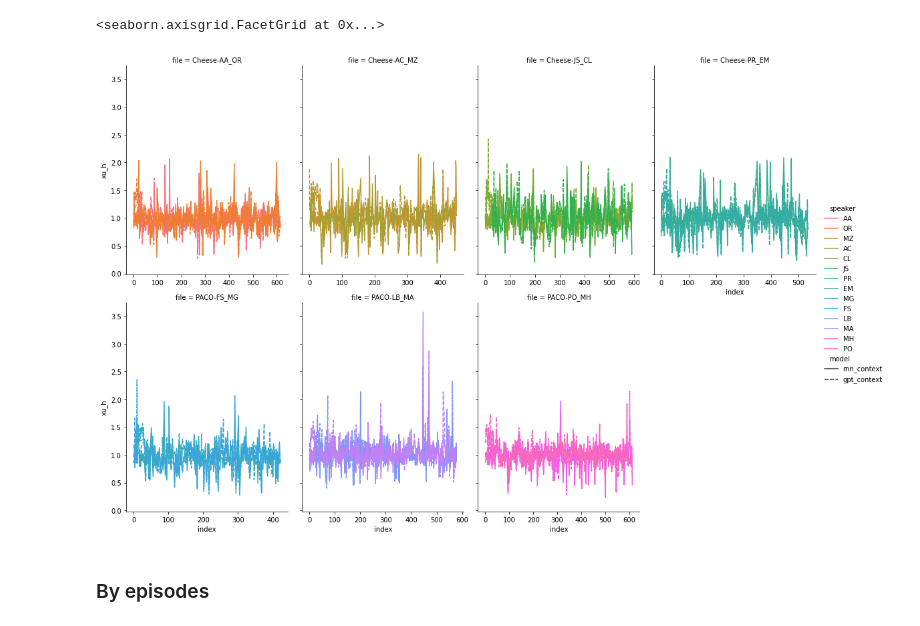
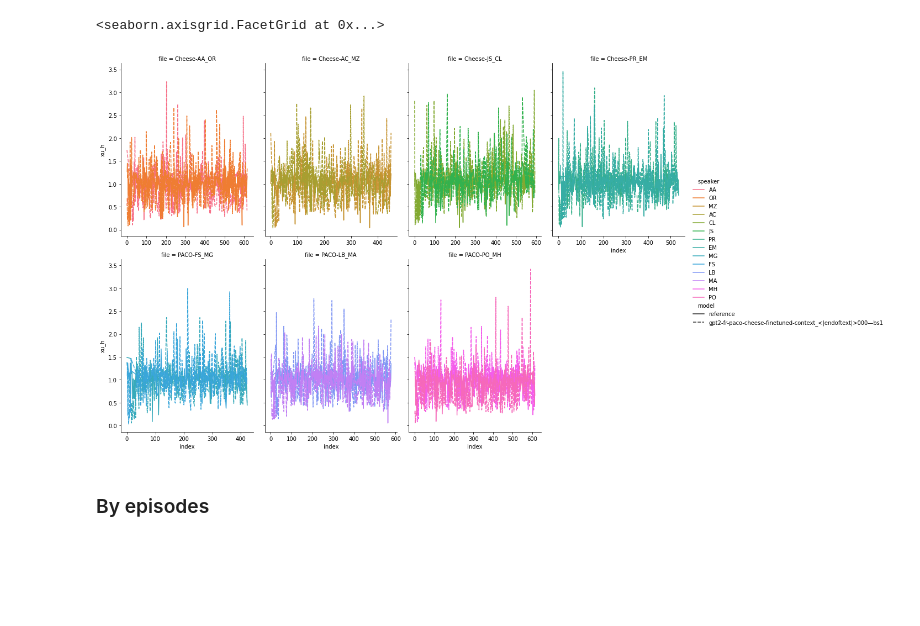
Before and after one commit to ejmaes/multimodal-itmodels, a Jupyter notebook: analysis/paco-cheese_entropy.ipynb, the cells around one changed output. Cells and saved outputs as stored; diff of their text form; code cells hidden in the pictures; blank space fills up the shorter version.

```diff
--- a/analysis/paco-cheese_entropy.ipynb
+++ b/analysis/paco-cheese_entropy.ipynb
@@ -38,0 +35,5 @@ res = pd.concat(df.values(), axis=0)
+# %%
+gpt_ctx_nopivot = [x for x in data_paths.keys() if 'c0-8.csv' in x]
+if len(gpt_ctx_nopivot) > 0:
+    gpt_c08l = pd.read_csv(os.path.join(data_folder, data_paths.pop(gpt_ctx_nopivot[0])))
+data_paths
@@ -39,3 +46,21 @@ res = pd.concat(df.values(), axis=0)
+# %%
+df = {}
+for k,v in data_paths.items():
+    tmp = pd.read_csv(os.path.join(data_folder,v))
+    if 'model' in tmp.columns:
+        # first way: only add the model pattern
+        model_pat = [x for x in model_patterns if x in k][0] # _has_ one based on previous filter
+        tmp.model = tmp.model.apply(lambda x: f'{model_pat}_{x}'if model_pat not in x else x)
+        # second way: add a new column for the origin file
+    else: # typically: reference
+        tmp['model'] = k
+    df[k] = tmp
+
+res = pd.concat(df.values(), axis=0)
+# %%
+if 'reference' in res.model.unique():
+    test_files = res[res.model != 'reference'].file.unique()
+    res = res[res.file.isin(test_files)]
 # %%
 res.head()
 # %% [output]
@@ -52,0 +171,3 @@ length_by_file = res.groupby('file')['index'].max().to_dict()
+# %%
+# keep for study
+dialogs = res[res.model.isin(['reference', 'gpt2-fr-paco-cheese-finetuned-context_<|endoftext|>000—bs1'])]
@@ -53,13 +193,13 @@ length_by_file = res.groupby('file')['index'].max().to_dict()
 # %%
 sns.relplot(
-    data=res,
+    data=dialogs,
     x="index", y="xu_h",
     hue="speaker", col="file", col_wrap=4, style='model',
     kind="line",
     height=5, aspect=.75, facet_kws=dict(sharex=False),
 )
 # %% [output]
 <seaborn.axisgrid.FacetGrid at 0x...>
-[figure, old version]
+[figure, new version]
 # %% [markdown]
 ### By episodes
```
Also changed, not shown: parts of 44 cells of this notebook, 6 other files.
